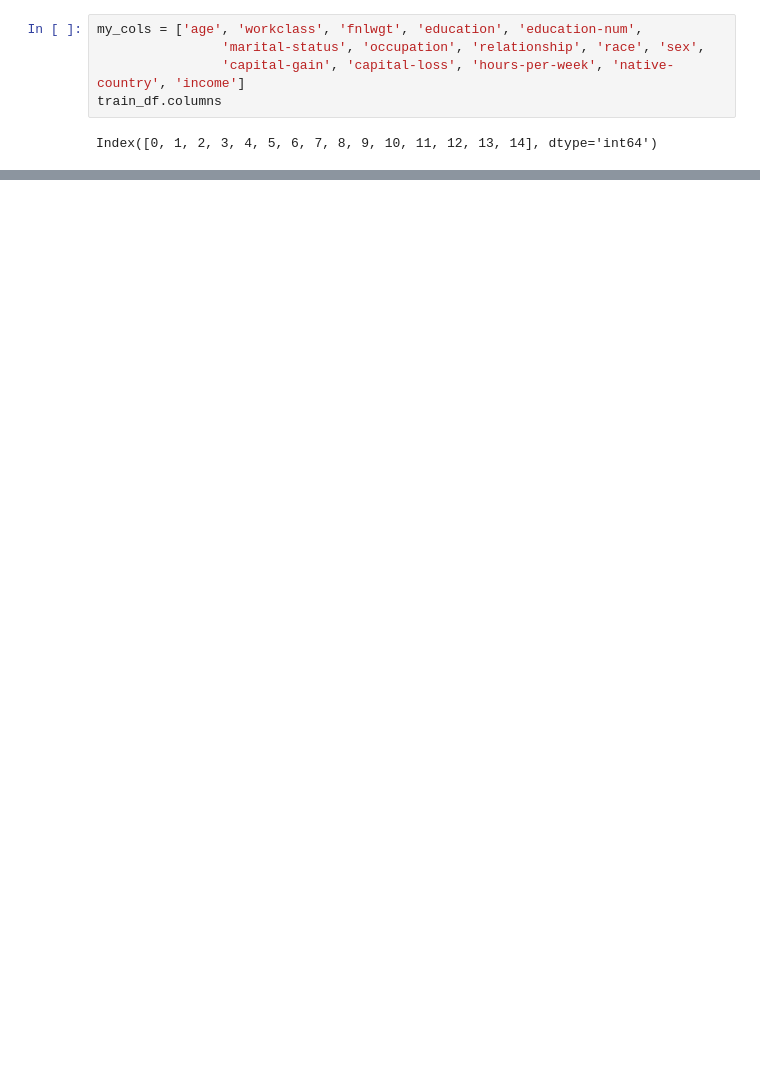
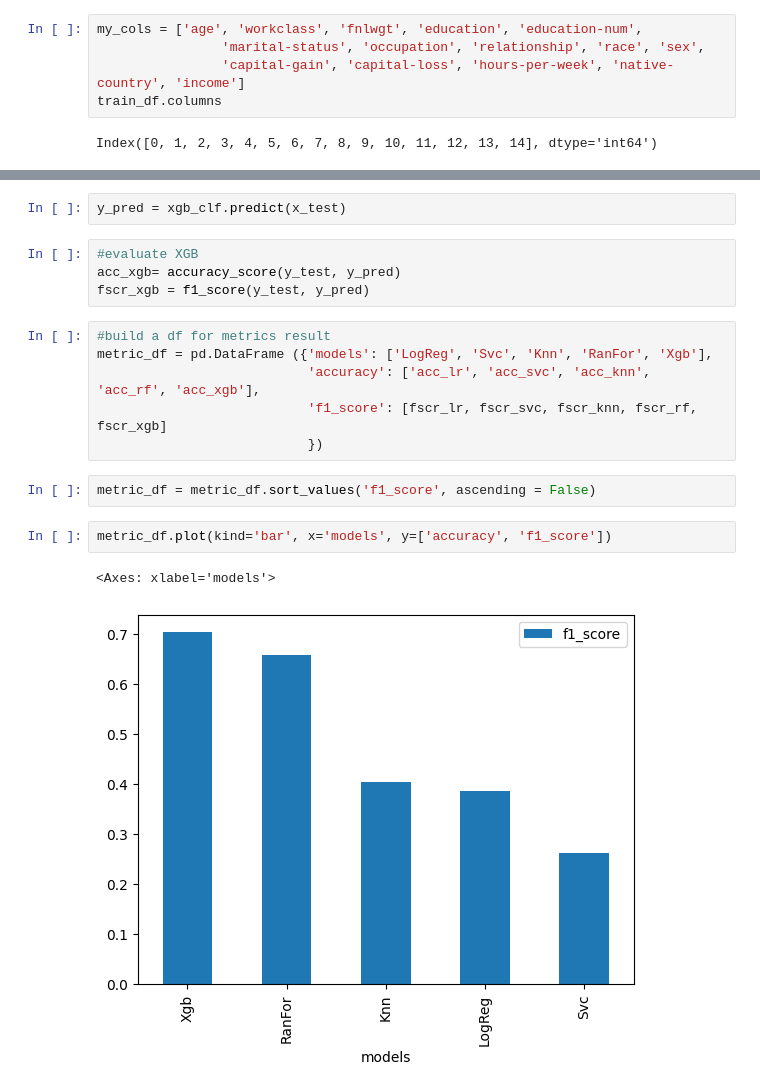
Before and after one commit to mitil31/adult-income-project, a Jupyter notebook: Adult_income_dataset.ipynb, the cells around one changed output, grey strips where cells are left out. Cells and saved outputs as stored; diff of their text form; blank space fills up the shorter version.

```diff
--- a/Adult_income_dataset.ipynb
+++ b/Adult_income_dataset.ipynb
@@ -127,0 +262,19 @@ train_df.head(5)
+# %%
+y_pred = xgb_clf.predict(x_test)
+# %%
+#evaluate XGB
+acc_xgb= accuracy_score(y_test, y_pred)
+fscr_xgb = f1_score(y_test, y_pred)
+# %%
+#build a df for metrics result
+metric_df = pd.DataFrame ({'models': ['LogReg', 'Svc', 'Knn', 'RanFor', 'Xgb'],
+                           'accuracy': ['acc_lr', 'acc_svc', 'acc_knn', 'acc_rf', 'acc_xgb'],
+                           'f1_score': [fscr_lr, fscr_svc, fscr_knn, fscr_rf, fscr_xgb]
+                           })
+# %%
+metric_df = metric_df.sort_values('f1_score', ascending = False)
+# %%
+metric_df.plot(kind='bar', x='models', y=['accuracy', 'f1_score'])
+# %% [output]
+<Axes: xlabel='models'>
+[figure, added]
```
Also changed, not shown: parts of 29 cells of this notebook.
